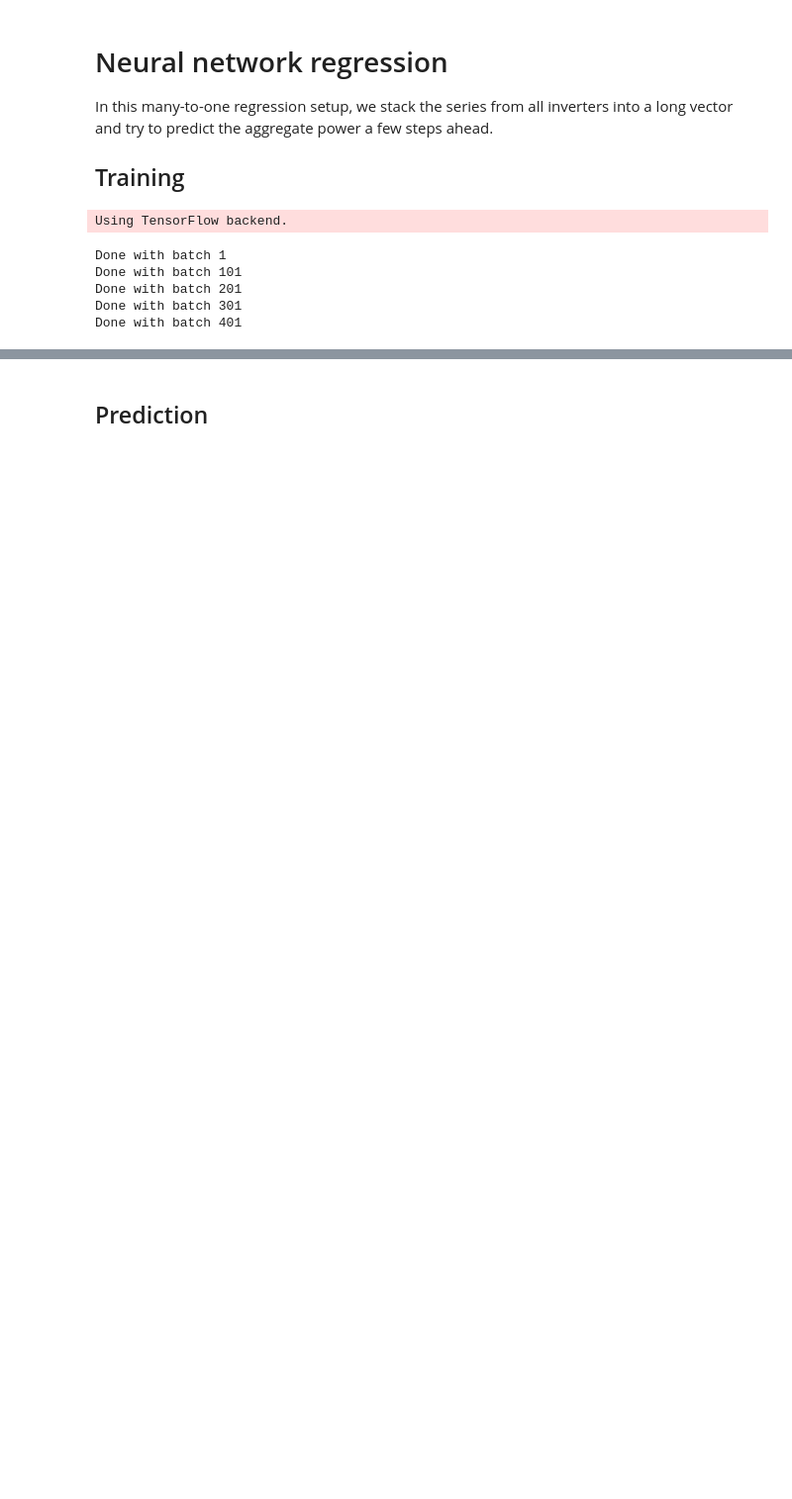
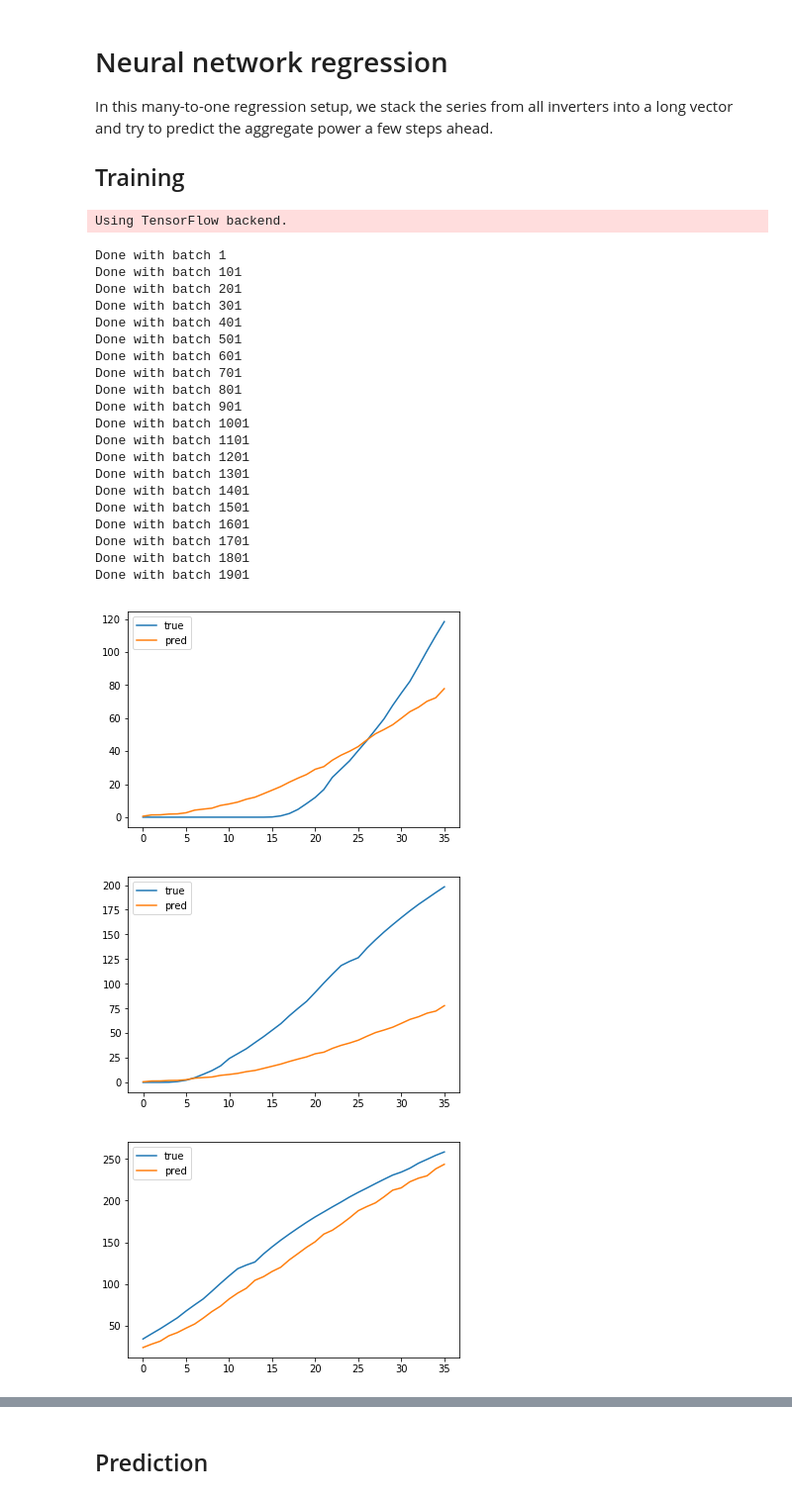
Before and after one commit to bmeyers/SolarForecasting, a Jupyter notebook: Neural_net_regression.ipynb, the cells around one changed output, grey strips where cells are left out. Shown at 99% size. Cells and saved outputs as stored; diff of their text form; code cells hidden in the pictures; blank space fills up the shorter version.

```diff
--- a/Neural_net_regression.ipynb
+++ b/Neural_net_regression.ipynb
@@ -7,25 +7,37 @@ In this many-to-one regression setup, we stack the series from all inverters int
 # %%
 import core.preprocessing as pp
 from core.neural_net_forecaster import NeuralNetForecaster
 
 dm = pp.DataManager()
 dm.load_all_and_split(kind='small', reindex=True)
-dftrain = dm.detrended_train
-dfdev = dm.detrended_dev
+dftrain = dm.original_train
+dfdev = dm.original_dev
 
-# Drop columns zeroed out by detrend transformation
-for item in pp.DROP_LIST:
-    key = 'S{:02}'.format(item)
-    del dftrain[key]
-    del dfdev[key]
-
-problem = NeuralNetForecaster(dftrain, dfdev, arch='FC', nepochs=500, rmlogdir=True)
+problem = NeuralNetForecaster(dftrain, dfdev, arch='FC', nepochs=2000, batchsize=100, rmlogdir=False)
 
 problem.make_forecasts()
 # %% [output]
 Using TensorFlow backend.
 Done with batch 1
 Done with batch 101
 Done with batch 201
 Done with batch 301
 Done with batch 401
+Done with batch 501
+Done with batch 601
+Done with batch 701
+Done with batch 801
+Done with batch 901
+Done with batch 1001
+Done with batch 1101
+Done with batch 1201
+Done with batch 1301
+Done with batch 1401
+Done with batch 1501
+Done with batch 1601
+Done with batch 1701
+Done with batch 1801
+Done with batch 1901
+[figure, added]
+[figure, added]
+[figure, added]
```
Also changed, not shown: parts of 4 cells of this notebook, 1 other file.
